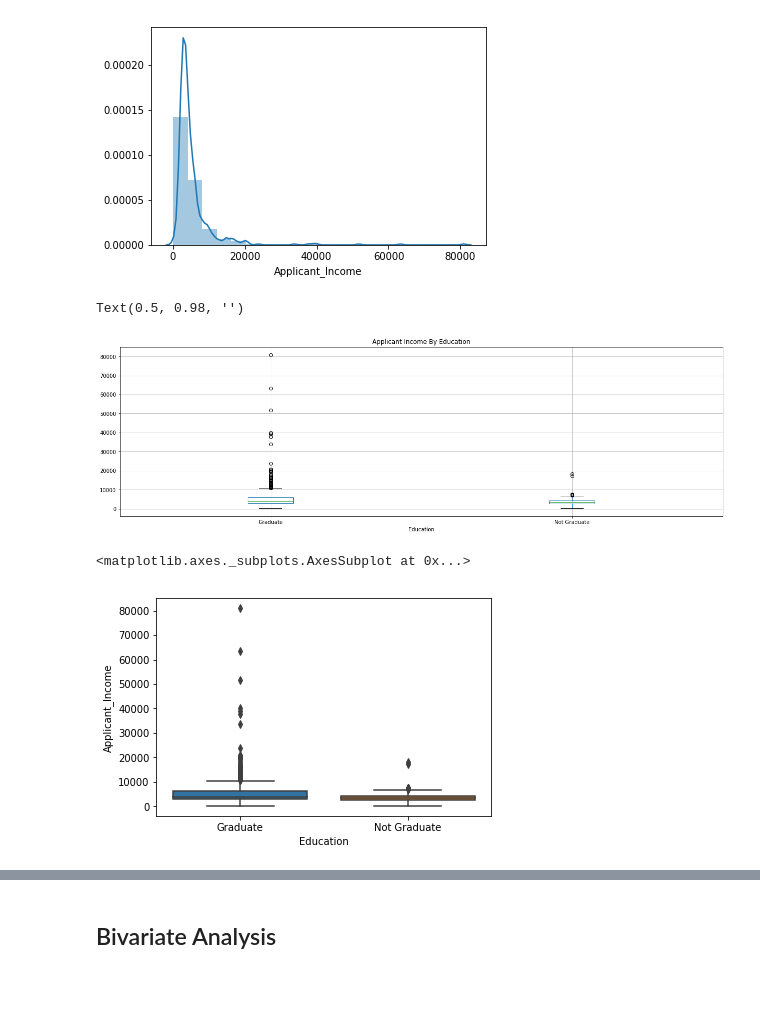
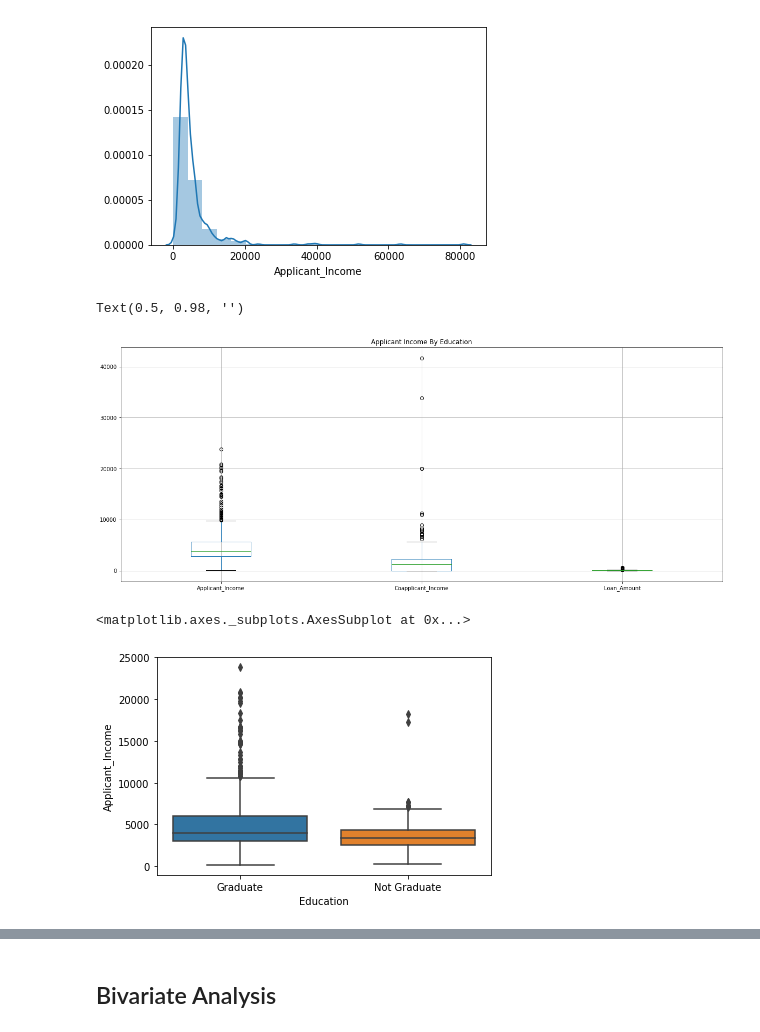
Before and after one commit to srikanthpragada/DataScience_21_JAN_2019, a Jupyter notebook: class/loan_prediction.ipynb, the cells around one changed output, grey strips where cells are left out. Saved outputs shown, nothing was run; the diff lists cells and outputs as text; code cells hidden in the pictures; blank space fills up the shorter version.

```diff
--- a/class/loan_prediction.ipynb
+++ b/class/loan_prediction.ipynb
@@ -154,14 +154,15 @@ sns.distplot(train["Applicant_Income"], bins=20)
 <matplotlib.axes._subplots.AxesSubplot at 0x...>
 [figure]
 # %%
-train.boxplot(column='Applicant_Income', by = 'Education', figsize=(20,6))
+#train.boxplot(column='Applicant_Income', by = 'Education', figsize=(20,6))
+train.loc[ train['Applicant_Income'] < 30000, ['Applicant_Income','Coapplicant_Income','Loan_Amount']].boxplot(figsize=(20,8))
 plt.title("Applicant Income By Education")
 plt.suptitle("")  # Suppress default title
 # %% [output]
 Text(0.5, 0.98, '')
-[figure, old version]
+[figure, new version]
 # %%
-sns.boxplot(x="Education",y="Applicant_Income",data=train)
+sns.boxplot(x="Education",y="Applicant_Income",data=train[train['Applicant_Income'] < 30000])
 # %% [output]
 <matplotlib.axes._subplots.AxesSubplot at 0x...>
-[figure, old version]
+[figure, new version]
```
Also changed, not shown: parts of 27 cells of this notebook.
